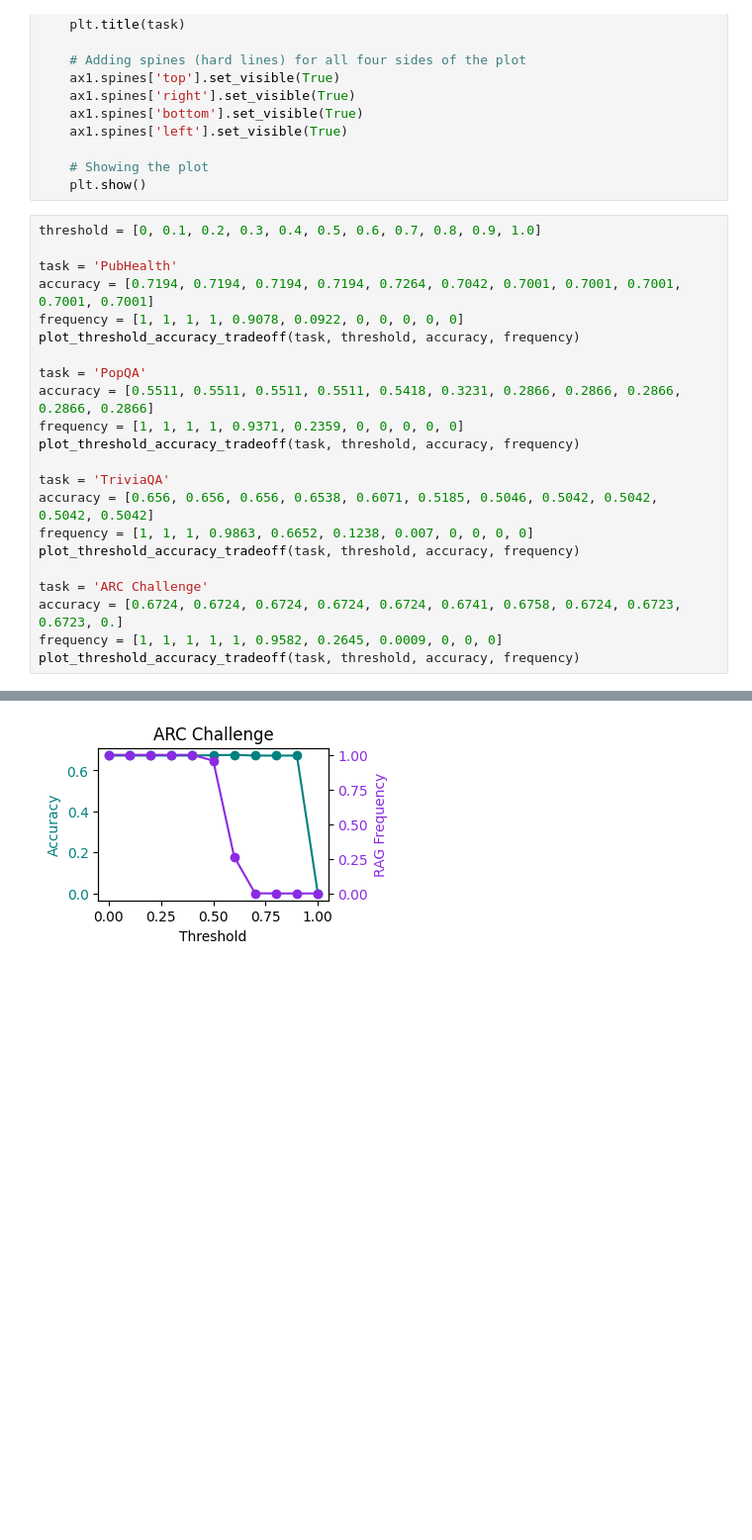
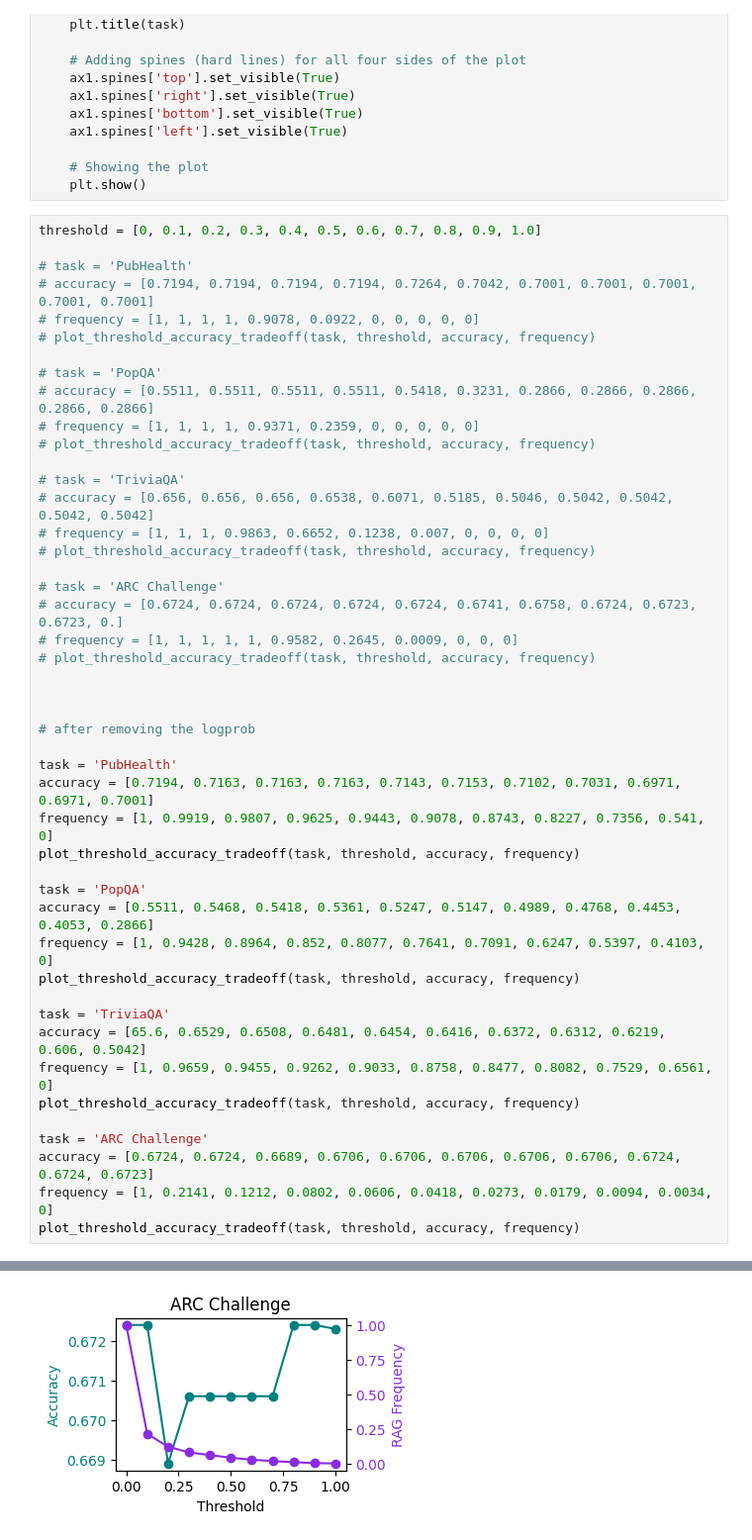
Before and after one commit to xiaowu0162/self-rag, a Jupyter notebook: analysis/202312_threshold_sensitivity.ipynb, the cells around one changed output, grey strips where cells are left out. Shown at 99% size. Drawn from its saved outputs; the diff is of its cells as text; blank space fills up the shorter version.

```diff
--- a/analysis/202312_threshold_sensitivity.ipynb
+++ b/analysis/202312_threshold_sensitivity.ipynb
@@ -40,23 +40,47 @@ def plot_threshold_accuracy_tradeoff(task, threshold, accuracy, frequency):
 # %%
 threshold = [0, 0.1, 0.2, 0.3, 0.4, 0.5, 0.6, 0.7, 0.8, 0.9, 1.0]
 
+# task = 'PubHealth'
+# accuracy = [0.7194, 0.7194, 0.7194, 0.7194, 0.7264, 0.7042, 0.7001, 0.7001, 0.7001, 0.7001, 0.7001]
+# frequency = [1, 1, 1, 1, 0.9078, 0.0922, 0, 0, 0, 0, 0]
+# plot_threshold_accuracy_tradeoff(task, threshold, accuracy, frequency)
+
+# task = 'PopQA'
+# accuracy = [0.5511, 0.5511, 0.5511, 0.5511, 0.5418, 0.3231, 0.2866, 0.2866, 0.2866, 0.2866, 0.2866]
+# frequency = [1, 1, 1, 1, 0.9371, 0.2359, 0, 0, 0, 0, 0]
+# plot_threshold_accuracy_tradeoff(task, threshold, accuracy, frequency)
+
+# task = 'TriviaQA'
+# accuracy = [0.656, 0.656, 0.656, 0.6538, 0.6071, 0.5185, 0.5046, 0.5042, 0.5042, 0.5042, 0.5042]
+# frequency = [1, 1, 1, 0.9863, 0.6652, 0.1238, 0.007, 0, 0, 0, 0]
+# plot_threshold_accuracy_tradeoff(task, threshold, accuracy, frequency)
+
+# task = 'ARC Challenge'
+# accuracy = [0.6724, 0.6724, 0.6724, 0.6724, 0.6724, 0.6741, 0.6758, 0.6724, 0.6723, 0.6723, 0.]
+# frequency = [1, 1, 1, 1, 1, 0.9582, 0.2645, 0.0009, 0, 0, 0]
+# plot_threshold_accuracy_tradeoff(task, threshold, accuracy, frequency)
+
+
+
+# after removing the logprob
+
 task = 'PubHealth'
-accuracy = [0.7194, 0.7194, 0.7194, 0.7194, 0.7264, 0.7042, 0.7001, 0.7001, 0.7001, 0.7001, 0.7001]
-frequency = [1, 1, 1, 1, 0.9078, 0.0922, 0, 0, 0, 0, 0]
+accuracy = [0.7194, 0.7163, 0.7163, 0.7163, 0.7143, 0.7153, 0.7102, 0.7031, 0.6971, 0.6971, 0.7001]
+frequency = [1, 0.9919, 0.9807, 0.9625, 0.9443, 0.9078, 0.8743, 0.8227, 0.7356, 0.541, 0]
 plot_threshold_accuracy_tradeoff(task, threshold, accuracy, frequency)
 
 task = 'PopQA'
-accuracy = [0.5511, 0.5511, 0.5511, 0.5511, 0.5418, 0.3231, 0.2866, 0.2866, 0.2866, 0.2866, 0.2866]
-frequency = [1, 1, 1, 1, 0.9371, 0.2359, 0, 0, 0, 0, 0]
+accuracy = [0.5511, 0.5468, 0.5418, 0.5361, 0.5247, 0.5147, 0.4989, 0.4768, 0.4453, 0.4053, 0.2866]
+frequency = [1, 0.9428, 0.8964, 0.852, 0.8077, 0.7641, 0.7091, 0.6247, 0.5397, 0.4103, 0]
 plot_threshold_accuracy_tradeoff(task, threshold, accuracy, frequency)
 
 task = 'TriviaQA'
-accuracy = [0.656, 0.656, 0.656, 0.6538, 0.6071, 0.5185, 0.5046, 0.5042, 0.5042, 0.5042, 0.5042]
-frequency = [1, 1, 1, 0.9863, 0.6652, 0.1238, 0.007, 0, 0, 0, 0]
+accuracy = [65.6, 0.6529, 0.6508, 0.6481, 0.6454, 0.6416, 0.6372, 0.6312, 0.6219, 0.606, 0.5042]
+frequency = [1, 0.9659, 0.9455, 0.9262, 0.9033, 0.8758, 0.8477, 0.8082, 0.7529, 0.6561, 0]
 plot_threshold_accuracy_tradeoff(task, threshold, accuracy, frequency)
 
 task = 'ARC Challenge'
-accuracy = [0.6724, 0.6724, 0.6724, 0.6724, 0.6724, 0.6741, 0.6758, 0.6724, 0.6723, 0.6723, 0.]
-frequency = [1, 1, 1, 1, 1, 0.9582, 0.2645, 0.0009, 0, 0, 0]
+accuracy = [0.6724, 0.6724, 0.6689, 0.6706, 0.6706, 0.6706, 0.6706, 0.6706, 0.6724, 0.6724, 0.6723]
+frequency = [1, 0.2141, 0.1212, 0.0802, 0.0606, 0.0418, 0.0273, 0.0179, 0.0094, 0.0034, 0]
 plot_threshold_accuracy_tradeoff(task, threshold, accuracy, frequency)
 # %% [output]
@@ -66 +90 @@ plot_threshold_accuracy_tradeoff(task, threshold, accuracy, frequency)
-[figure, old version]
+[figure, new version]
```
Also changed, not shown: parts of 1 cell of this notebook, 4 other files.
